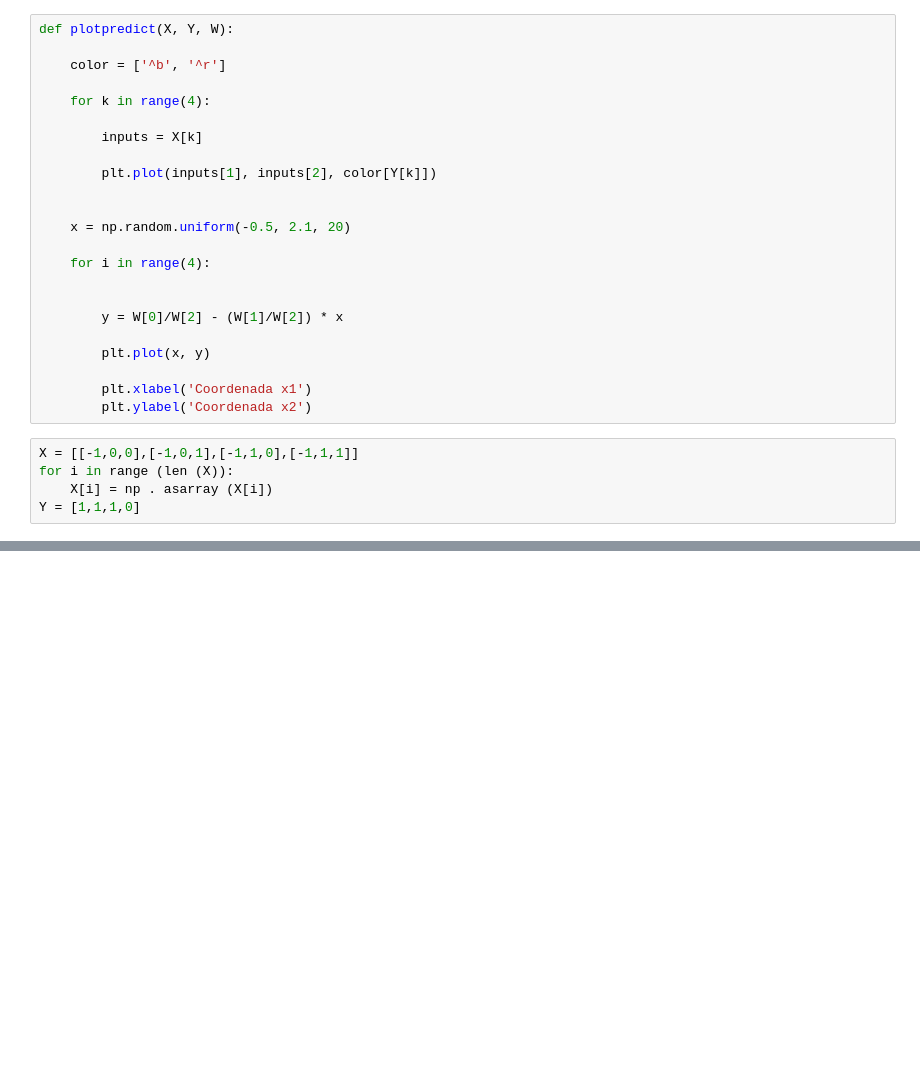
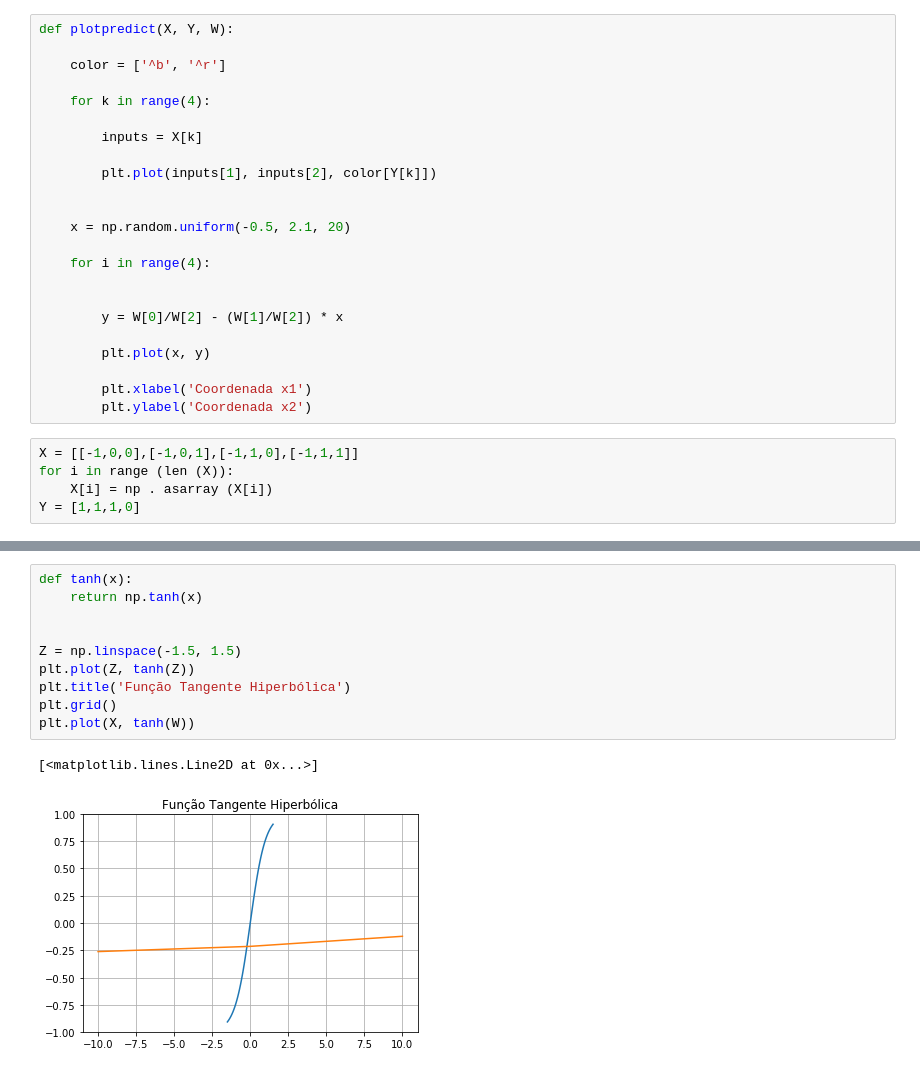
Before and after one commit to julianyraiol/RNA-Works, a Jupyter notebook: Projeto_3/projeto_3.ipynb, the cells around one changed output, grey strips where cells are left out. Cells and saved outputs as stored; diff of their text form; blank space fills up the shorter version.

```diff
--- a/Projeto_3/projeto_3.ipynb
+++ b/Projeto_3/projeto_3.ipynb
@@ -128,0 +162,13 @@ plotpredict(X, Y, W)
+# %%
+def tanh(x):
+    return np.tanh(x)
+
+
+Z = np.linspace(-1.5, 1.5)
+plt.plot(Z, tanh(Z))
+plt.title('Função Tangente Hiperbólica')
+plt.grid()
+plt.plot(X, tanh(W))
+# %% [output]
+[<matplotlib.lines.Line2D at 0x...>]
+[figure, added]
```
Also changed, not shown: parts of 7 cells of this notebook.
